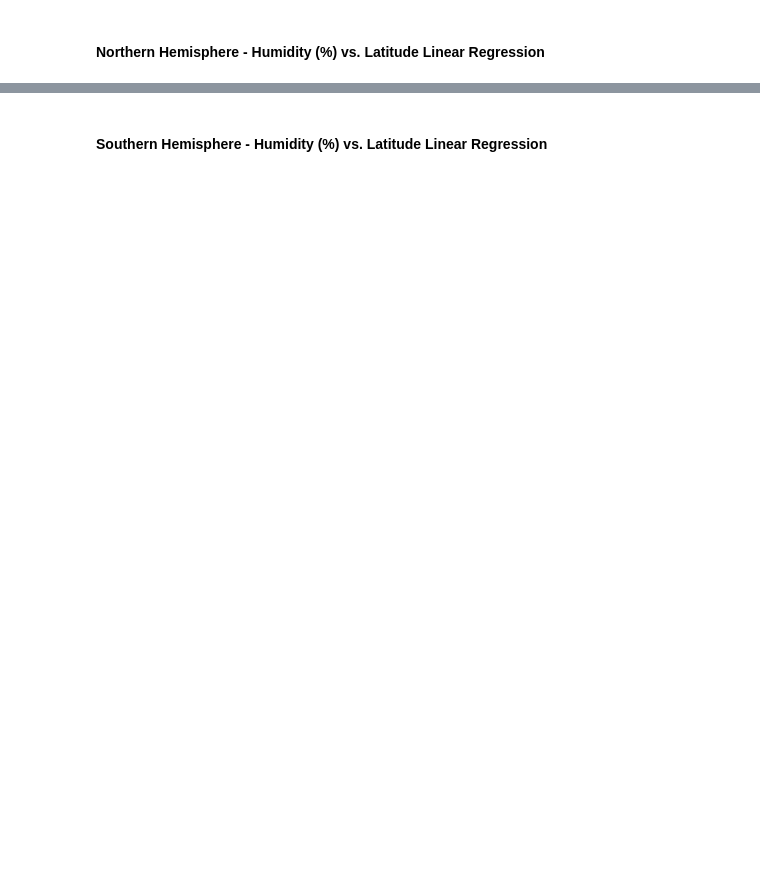
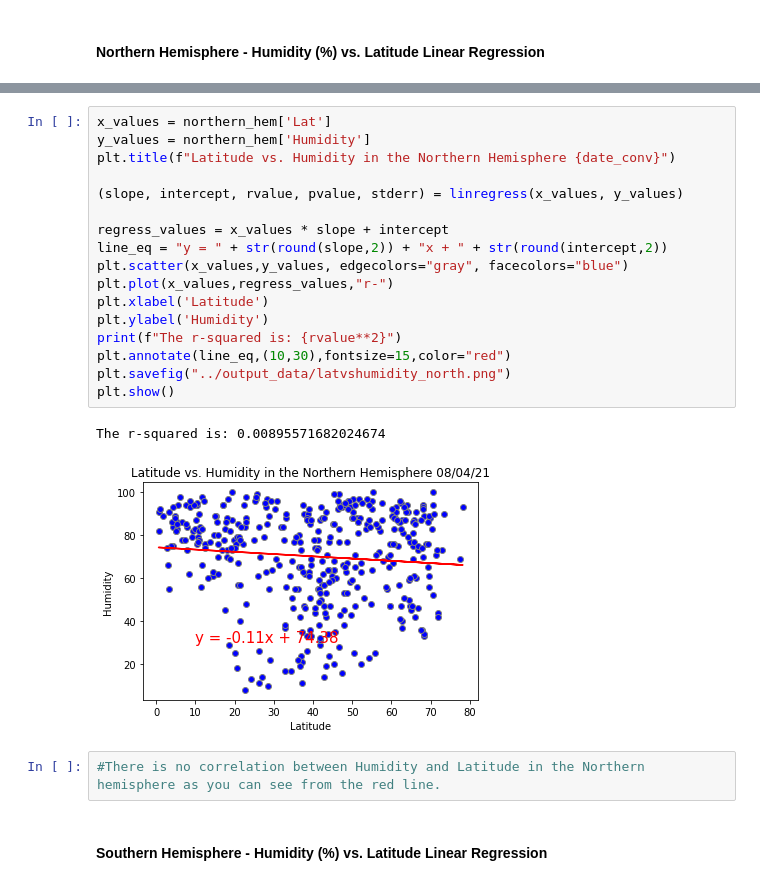
Before and after one commit to Mvillarreal88/python-api-challenge, a Jupyter notebook: WeatherPy/WeatherPy.ipynb, the cells around one changed output, grey strips where cells are left out. Saved outputs shown, nothing was run; the diff lists cells and outputs as text; blank space fills up the shorter version.

```diff
--- a/WeatherPy/WeatherPy.ipynb
+++ b/WeatherPy/WeatherPy.ipynb
@@ -254,2 +283,24 @@ The r-value is: 0.000543987878808455
+# %%
+x_values = northern_hem['Lat']
+y_values = northern_hem['Humidity']
+plt.title(f"Latitude vs. Humidity in the Northern Hemisphere {date_conv}")
+
+(slope, intercept, rvalue, pvalue, stderr) = linregress(x_values, y_values)
+
+regress_values = x_values * slope + intercept
+line_eq = "y = " + str(round(slope,2)) + "x + " + str(round(intercept,2))
+plt.scatter(x_values,y_values, edgecolors="gray", facecolors="blue")
+plt.plot(x_values,regress_values,"r-")
+plt.xlabel('Latitude')
+plt.ylabel('Humidity')
+print(f"The r-squared is: {rvalue**2}")
+plt.annotate(line_eq,(10,30),fontsize=15,color="red")
+plt.savefig("../output_data/latvshumidity_north.png")
+plt.show()
+# %% [output]
+The r-squared is: 0.00895571682024674
+[figure, added]
+# %%
+#There is no correlation between Humidity and Latitude in the Northern hemisphere as you can see from the red line.
 # %% [markdown]
 ####  Southern Hemisphere - Humidity (%) vs. Latitude Linear Regression
```
Also changed, not shown: parts of 26 cells of this notebook.
